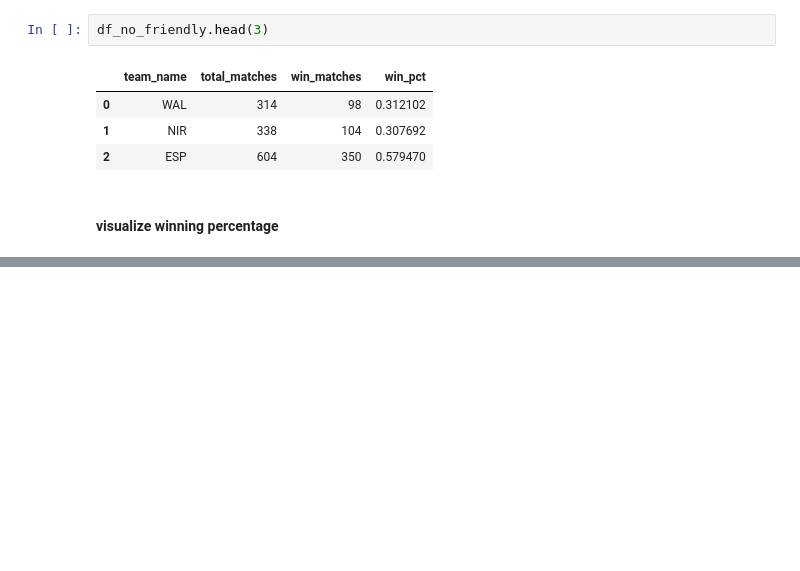
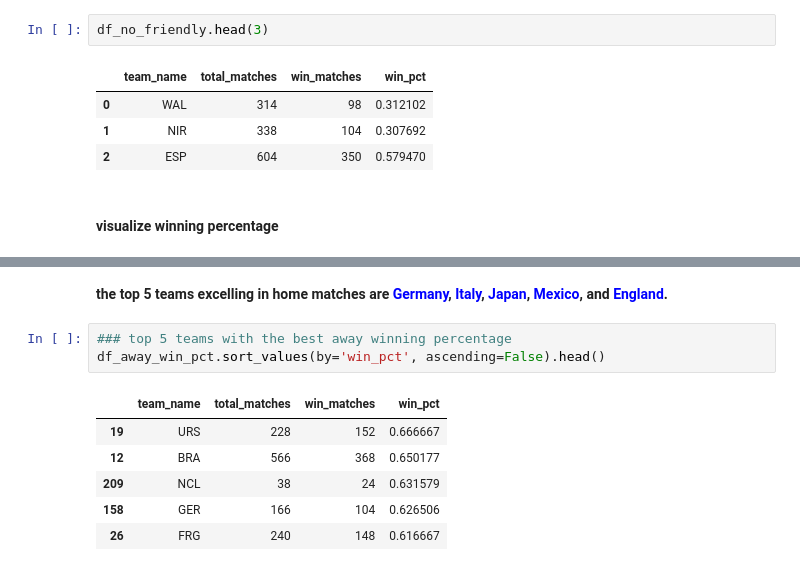
Before and after one commit to kallyzhu/SoccerAnalysis, a Jupyter notebook: soccer-matches-analysis.ipynb, the cells around one changed output, grey strips where cells are left out. Saved outputs shown, nothing was run; the diff lists cells and outputs as text; blank space fills up the shorter version.

```diff
--- a/soccer-matches-analysis.ipynb
+++ b/soccer-matches-analysis.ipynb
@@ -254,0 +286,12 @@ KeyError: 38
+# %% [markdown]
+__the top 5 teams excelling in home matches are <font color=blue>Germany</font>, <font color=blue>Italy</font>, <font color=blue>Japan</font>, <font color=blue>Mexico</font>, and <font color=blue>England</font>.__</br>
+# %%
+### top 5 teams with the best away winning percentage
+df_away_win_pct.sort_values(by='win_pct', ascending=False).head()
+# %% [output]
+|  | team_name | total_matches | win_matches | win_pct |
+| 19 | URS | 228 | 152 | 0.666667 |
+| 12 | BRA | 566 | 368 | 0.650177 |
+| 209 | NCL | 38 | 24 | 0.631579 |
+| 158 | GER | 166 | 104 | 0.626506 |
+| 26 | FRG | 240 | 148 | 0.616667 |
```
Also changed, not shown: parts of 11 cells of this notebook.
